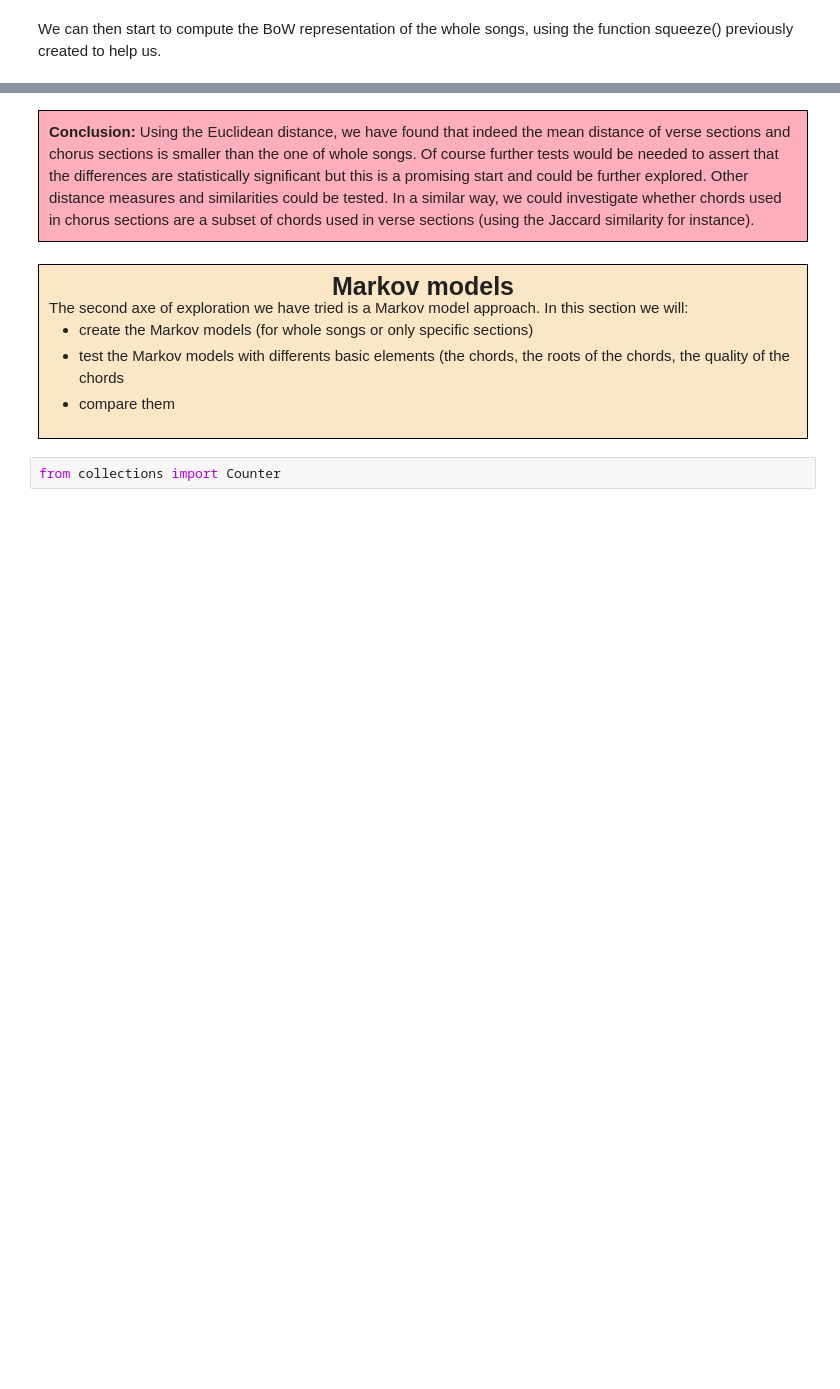
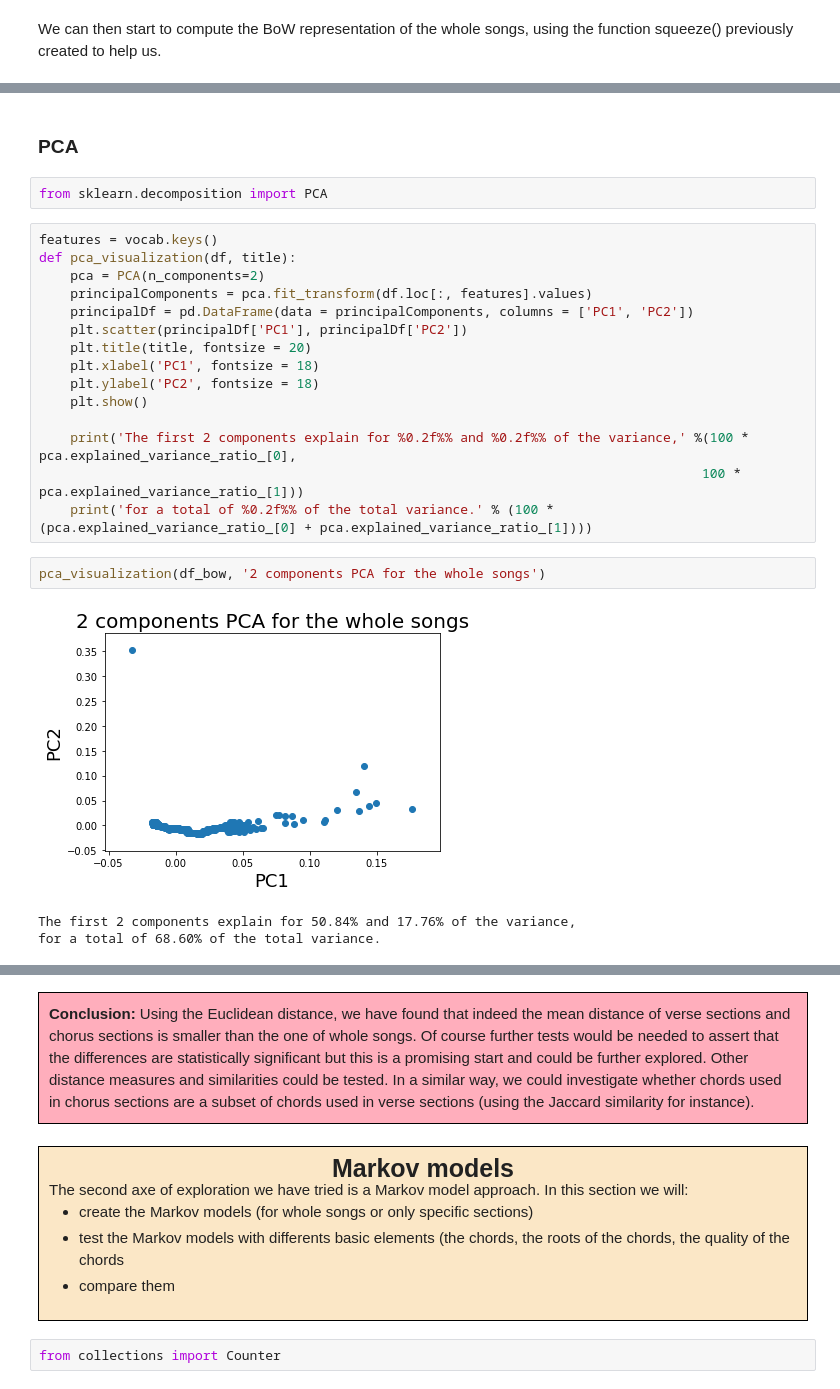
Before and after one commit to GiacomoAlliata/DigitalMusicologyProject, a Jupyter notebook: data_preprocessing.ipynb, the cells around one changed output, grey strips where cells are left out. Saved outputs shown, nothing was run; the diff lists cells and outputs as text; blank space fills up the shorter version.

```diff
--- a/data_preprocessing.ipynb
+++ b/data_preprocessing.ipynb
@@ -1149,0 +1206,25 @@ df_bow_chorus.head()
+# %% [markdown]
+### PCA
+# %%
+from sklearn.decomposition import PCA
+# %%
+features = vocab.keys()
+def pca_visualization(df, title):
+    pca = PCA(n_components=2)
+    principalComponents = pca.fit_transform(df.loc[:, features].values)
+    principalDf = pd.DataFrame(data = principalComponents, columns = ['PC1', 'PC2'])
+    plt.scatter(principalDf['PC1'], principalDf['PC2'])
+    plt.title(title, fontsize = 20)
+    plt.xlabel('PC1', fontsize = 18)
+    plt.ylabel('PC2', fontsize = 18)
+    plt.show()
+
+    print('The first 2 components explain for %0.2f%% and %0.2f%% of the variance,' %(100 * pca.explained_variance_ratio_[0],
+                                                                                     100 * pca.explained_variance_ratio_[1]))
+    print('for a total of %0.2f%% of the total variance.' % (100 * (pca.explained_variance_ratio_[0] + pca.explained_variance_ratio_[1])))
+# %%
+pca_visualization(df_bow, '2 components PCA for the whole songs')
+# %% [output]
+[figure, added]
+The first 2 components explain for 50.84% and 17.76% of the variance,
+for a total of 68.60% of the total variance.
```
Also changed, not shown: parts of 47 cells of this notebook.
